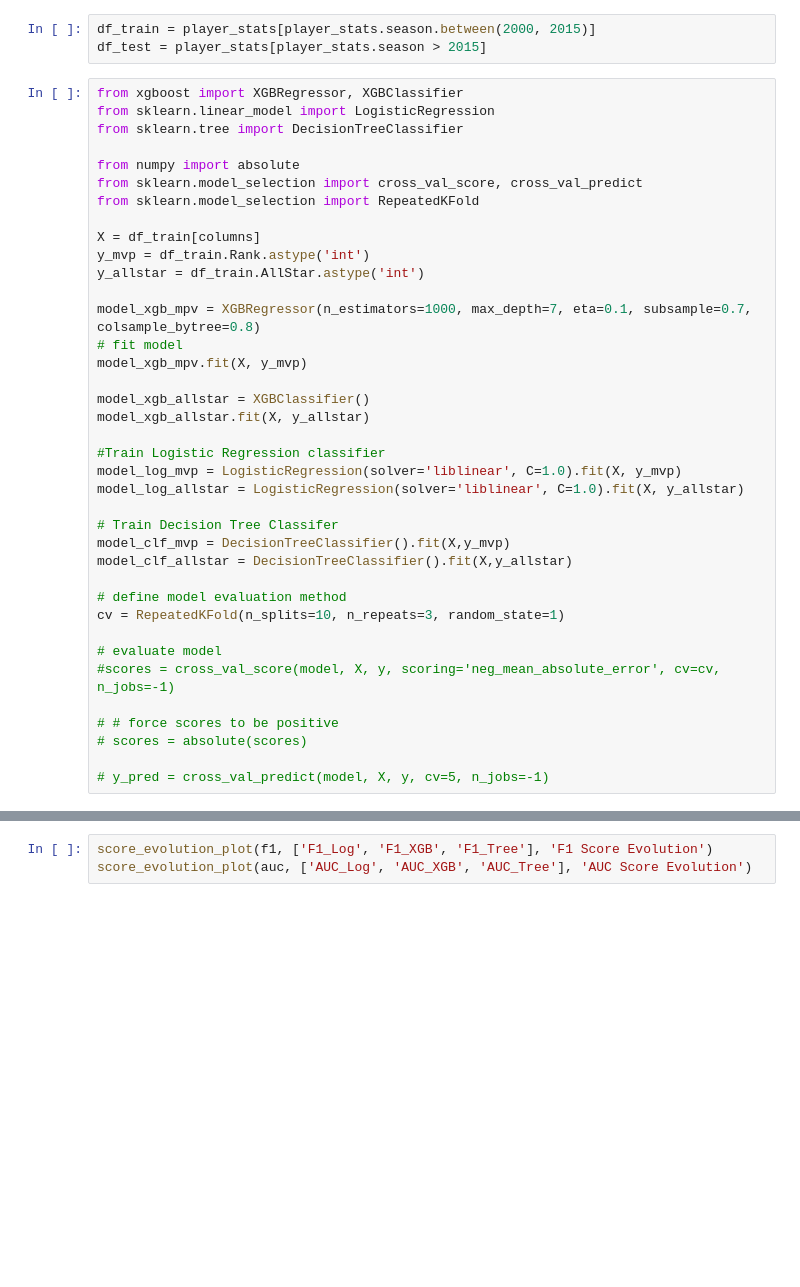
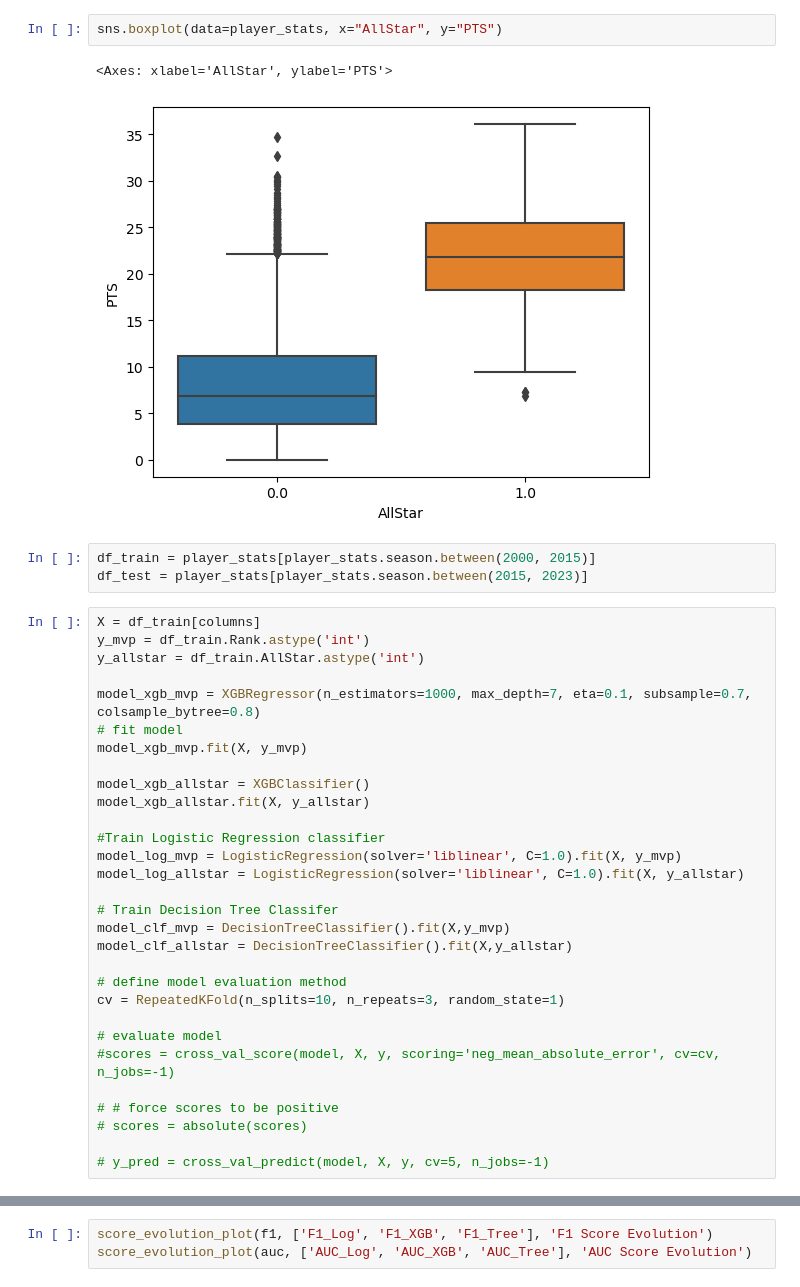
Before and after one commit to BenjaminCereda/nba-data-science-projects, a Jupyter notebook: NBA_Forecast_Project.ipynb, the cells around one changed output, grey strips where cells are left out. Cells and saved outputs as stored; diff of their text form; blank space fills up the shorter version.

```diff
--- a/NBA_Forecast_Project.ipynb
+++ b/NBA_Forecast_Project.ipynb
@@ -199,22 +271,19 @@ player_stats.head()
+# %%
+sns.boxplot(data=player_stats, x="AllStar", y="PTS")
+# %% [output]
+<Axes: xlabel='AllStar', ylabel='PTS'>
+[figure, added]
 # %%
 df_train = player_stats[player_stats.season.between(2000, 2015)]
-df_test = player_stats[player_stats.season > 2015]
+df_test = player_stats[player_stats.season.between(2015, 2023)]
 # %%
-from xgboost import XGBRegressor, XGBClassifier
-from sklearn.linear_model import LogisticRegression
-from sklearn.tree import DecisionTreeClassifier
-
-from numpy import absolute
-from sklearn.model_selection import cross_val_score, cross_val_predict
-from sklearn.model_selection import RepeatedKFold
-
 X = df_train[columns]
 y_mvp = df_train.Rank.astype('int')
 y_allstar = df_train.AllStar.astype('int')
 
-model_xgb_mpv = XGBRegressor(n_estimators=1000, max_depth=7, eta=0.1, subsample=0.7, colsample_bytree=0.8)
+model_xgb_mvp = XGBRegressor(n_estimators=1000, max_depth=7, eta=0.1, subsample=0.7, colsample_bytree=0.8)
 # fit model
-model_xgb_mpv.fit(X, y_mvp)
+model_xgb_mvp.fit(X, y_mvp)
 
 model_xgb_allstar = XGBClassifier()
 model_xgb_allstar.fit(X, y_allstar)
```
Also changed, not shown: parts of 18 cells of this notebook.
